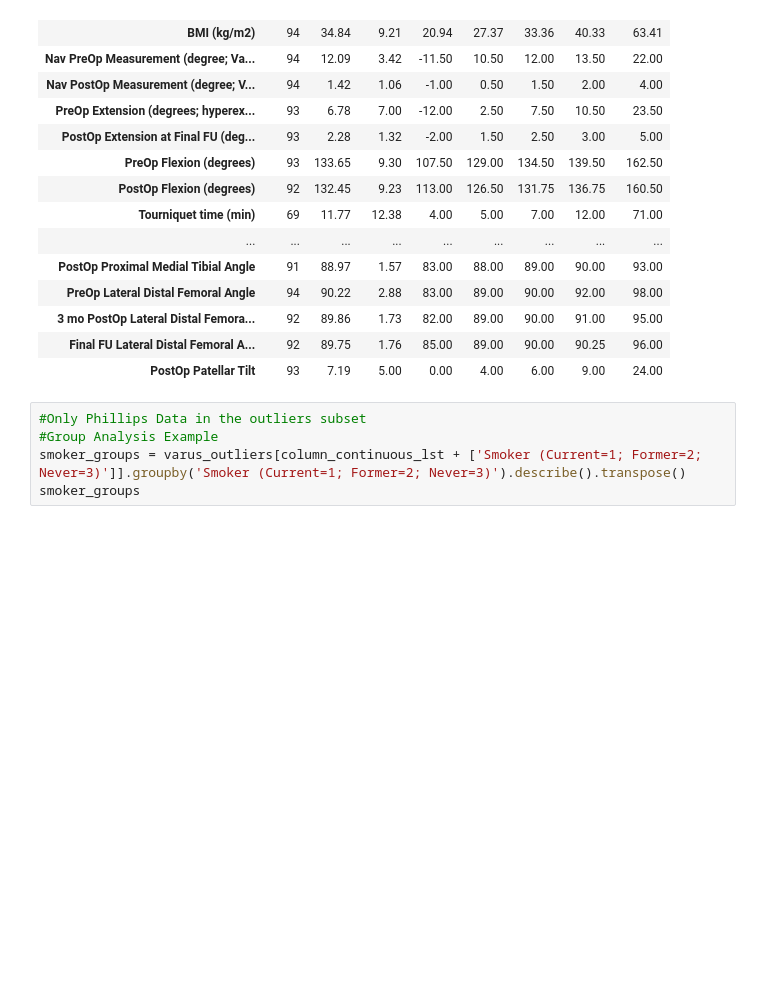
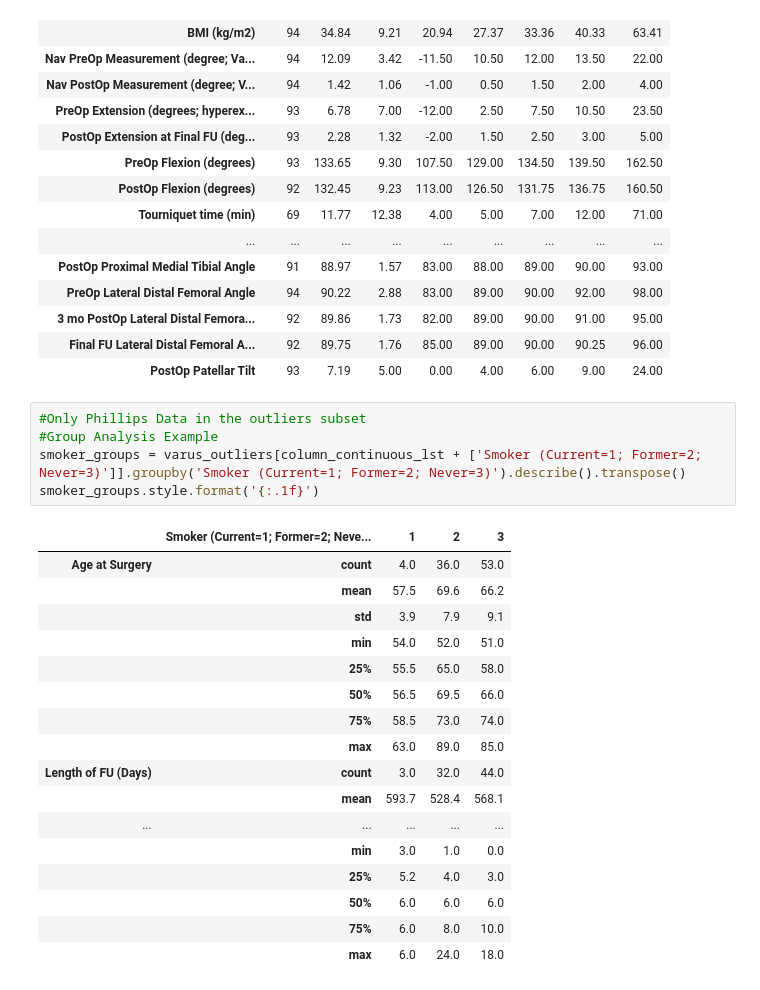
Before and after one commit to andreygal/varus, a Jupyter notebook: varus.ipynb, the cells around one changed output. Cells and saved outputs as stored; diff of their text form; blank space fills up the shorter version.

Commit message:
Adjusted formatting

```diff
--- a/varus.ipynb
+++ b/varus.ipynb
@@ -214,8 +214,26 @@ varus_outliers_descr_stats.style.format({'count':'{:.0f}'}).format(precision=2,
 # %%
 #Only Phillips Data in the outliers subset
 #Group Analysis Example
 smoker_groups = varus_outliers[column_continuous_lst + ['Smoker (Current=1; Former=2; Never=3)']].groupby('Smoker (Current=1; Former=2; Never=3)').describe().transpose()
-smoker_groups
+smoker_groups.style.format('{:.1f}')
+# %% [output]
+|  | Smoker (Current=1; Former=2; Neve... | 1 | 2 | 3 |
+| Age at Surgery | count | 4.0 | 36.0 | 53.0 |
+|  | mean | 57.5 | 69.6 | 66.2 |
+|  | std | 3.9 | 7.9 | 9.1 |
+|  | min | 54.0 | 52.0 | 51.0 |
+|  | 25% | 55.5 | 65.0 | 58.0 |
+|  | 50% | 56.5 | 69.5 | 66.0 |
+|  | 75% | 58.5 | 73.0 | 74.0 |
+|  | max | 63.0 | 89.0 | 85.0 |
+| Length of FU (Days) | count | 3.0 | 32.0 | 44.0 |
+|  | mean | 593.7 | 528.4 | 568.1 |
+| ... | ... | ... | ... | ... |
+|  | min | 3.0 | 1.0 | 0.0 |
+|  | 25% | 5.2 | 4.0 | 3.0 |
+|  | 50% | 6.0 | 6.0 | 6.0 |
+|  | 75% | 6.0 | 8.0 | 10.0 |
+|  | max | 6.0 | 24.0 | 18.0 |
 # %%
 #Varus Categorical
 column_categorical_lst = ['MD (Phillips = 1; Rachala = 2)', 'Sex (M=1; F=2)', 'Osteoporosis/Osteopenia (Y=1; N=2)', 'Smoker (Current=1; Former=2; Never=3)', 'Diabetes (Y=1; N=2)', 'Comorbitities (Less than or equal to two = 1; Three or more = 2) WRITE "Less" or "More"', 'Diagnosis (OA = 1; IA = 2; PTOA = 3; OA + IA = 4; OA + PTOA = 5)', 'Presence of PreOp Flexion Contracture (Y=1; N=2)', 'Tibial plateau fracture (Y=1; N=2)', 'Tibial component size', 'Femoral component size', 'Discharge destination (1=home; 2=rehab)', 'Readmission w/in 90 days (Y=1; N=2)', 'Reoperation (Y=1; N=2)', 'PostOp Infection  (Y=1; N=2)', 'Evidence of Hardware Failure (Y=1; N=2)', 'Fracture   (Y=1; N=2)', 'Subsidence   (Y=1; N=2)', 'Loosening   (Y=1; N=2)', 'Polyethylene Wear (Y=1; N=2)', '3mo PostOp Radiolucent lines (Y=1; N=2)', 'Final FU Radiolucent lines (Y=1; N=2)', '3mo PostOp Stress shielding (Y=1; N=2)', 'Final FU Stress shielding (Y=1; N=2)']
```
Also changed, not shown: parts of 1 cell of this notebook.
